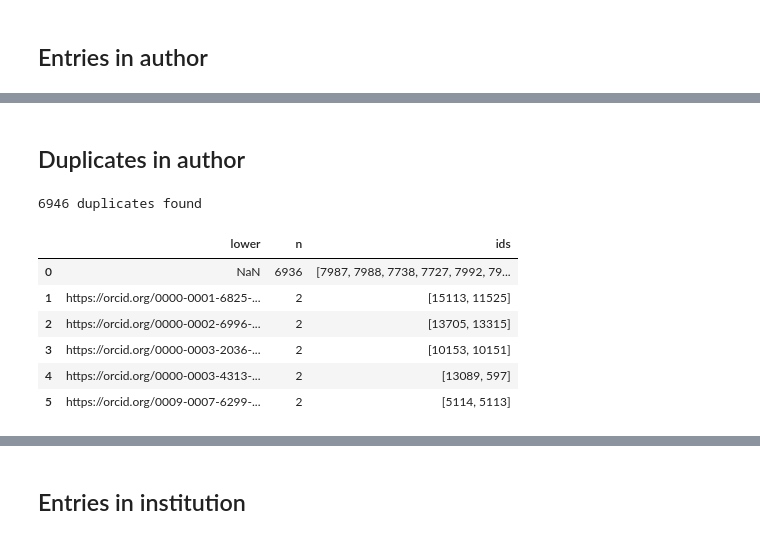
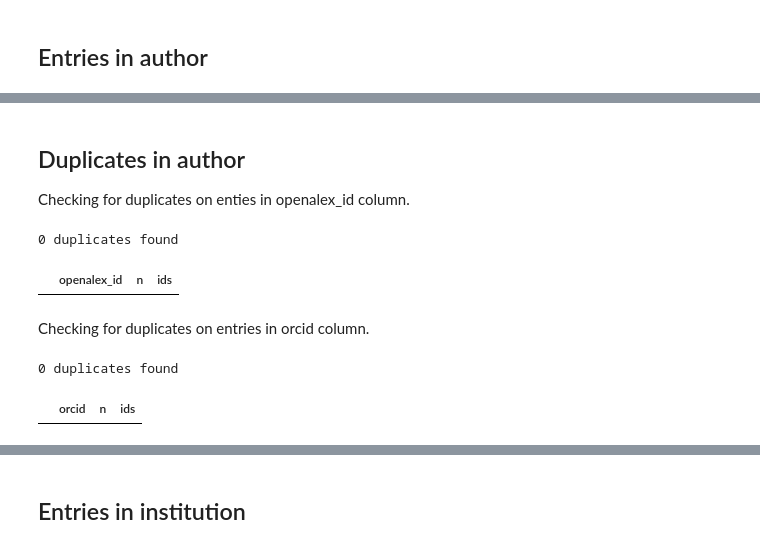
Before and after one commit to dkrakau/Wissenschaftliche_Vertiefung, a Jupyter notebook: notebook_duplicates.ipynb, the cells around one changed output, grey strips where cells are left out. Drawn from its saved outputs; the diff is of its cells as text; code cells hidden in the pictures.

Commit message:
Document author duplicate fix in python notebook

```diff
--- a/notebook_duplicates.ipynb
+++ b/notebook_duplicates.ipynb
@@ -143,23 +143,38 @@ q("""
 # %% [markdown]
 ## Duplicates in author
+
+Checking for duplicates on enties in openalex_id column.
 # %%
-author = q("""
-    SELECT lower(trim(orcid)), count(*) AS n, array_agg(id) AS ids
+author_openalex_id = q("""
+    SELECT openalex_id, count(*) AS n, array_agg(id) AS ids
     FROM openalex.author
-    GROUP BY orcid
+    WHERE openalex_id IS NOT NULL
+    GROUP BY openalex_id
     HAVING count(*) > 1
     ORDER BY n DESC;
 """)
 
-print(f"{author["n"].sum()} duplicates found")
+print(f"{author_openalex_id["n"].sum()} duplicates found")
 
-author
+author_openalex_id
 # %% [output]
-6946 duplicates found
+0 duplicates found
-|  | lower | n | ids |
-| 0 | NaN | 6936 | [7987, 7988, 7738, 7727, 7992, 79... |
-| 1 | https://orcid.org/0000-0001-6825-... | 2 | [15113, 11525] |
-| 2 | https://orcid.org/0000-0002-6996-... | 2 | [13705, 13315] |
-| 3 | https://orcid.org/0000-0003-2036-... | 2 | [10153, 10151] |
-| 4 | https://orcid.org/0000-0003-4313-... | 2 | [13089, 597] |
-| 5 | https://orcid.org/0009-0007-6299-... | 2 | [5114, 5113] |
+|  | openalex_id | n | ids |
+# %% [markdown]
+Checking for duplicates on entries in orcid column.
+# %%
+author_orcid = q("""
+    SELECT orcid, count(*) AS n, array_agg(id) AS ids
+    FROM openalex.author
+    WHERE orcid IS NOT NULL
+    GROUP BY orcid
+    HAVING count(*) > 1
+    ORDER BY n DESC;
+""")
+
+print(f"{author_orcid["n"].sum()} duplicates found")
+
+author_orcid
+# %% [output]
+0 duplicates found
+|  | orcid | n | ids |
```
Also changed, not shown: parts of 37 cells of this notebook.
